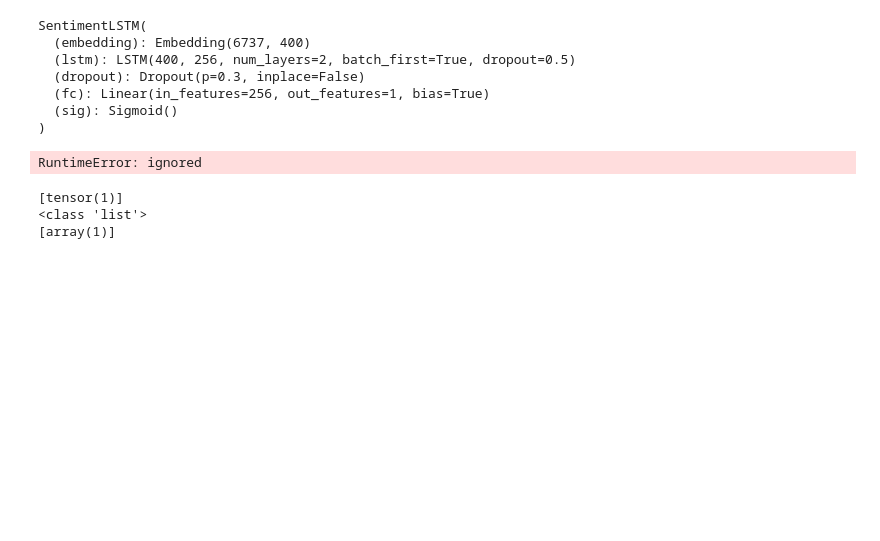
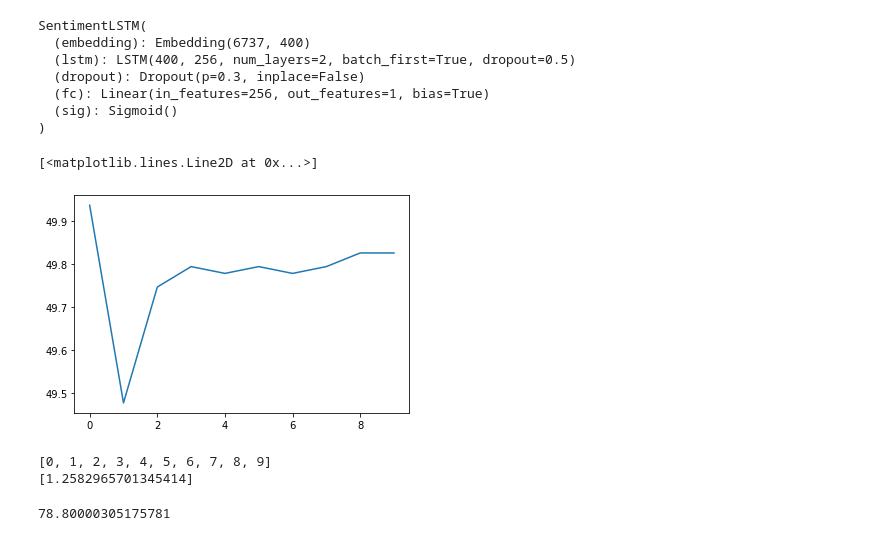
Before and after one commit to arminsoltan/mohaymen, a Jupyter notebook: Phase05/Sentiment_Analysis.ipynb, the cells around one changed output. Cells and saved outputs as stored; diff of their text form; code cells hidden in the pictures; blank space fills up the shorter version.

```diff
--- a/Phase05/Sentiment_Analysis.ipynb
+++ b/Phase05/Sentiment_Analysis.ipynb
@@ -433,8 +433,12 @@ class SentimentLSTM(nn.Module):
   def init_hidden(self, batch_size):
     weight = next(self.parameters()).data
 
-    hidden = (weight.new(self.n_layers, batch_size, self.hidden_dim).zero_(),
-              weight.new(self.n_layers, batch_size, self.hidden_dim).zero_())
+    if TRAINING_ON_GPU:
+      hidden = (weight.new(self.n_layers, batch_size, self.hidden_dim).zero_().cuda(),
+                weight.new(self.n_layers, batch_size, self.hidden_dim).zero_().cuda())
+    else:
+      hidden = (weight.new(self.n_layers, batch_size, self.hidden_dim).zero_(),
+                weight.new(self.n_layers, batch_size, self.hidden_dim).zero_())
 
     return hidden
 # %%
@@ -551,21 +550,0 @@ for e in range(epochs):
-# %%
-import numpy as np
-print(val_acc)
-print(type(val_acc[0]))
-print(type(val_acc))
-print(val_acc.numpy())
-print(torch.cat(val_acc, len(val_acc)))
-print(val_acc[:].numpy()[:])
-# print(np.array(val_acc[0]))
-# %% [output]
-RuntimeError: ignored
-# %%
-a = [torch.tensor(1)]
-print(a)
-print(type(a))
-a = [b.numpy() for b in a]
-print(a)
-# %% [output]
-[tensor(1)]
-<class 'list'>
-[array(1)]
@@ -590,0 +551,43 @@ for inputs, labels in test_iterator:
+# %%
+import numpy as np
+import matplotlib.pyplot as plt
+
+accuracies = [val.item() for val in val_acc]
+indexes = [i for i in range(len(accuracies))]
+plt.plot(indexes, accuracies)
+# %% [output]
+[<matplotlib.lines.Line2D at 0x...>]
+[figure, added]
+# %%
+# plt.plot(indexes, val_losses)
+print(indexes)
+print(val_losses)
+# %% [output]
+[0, 1, 2, 3, 4, 5, 6, 7, 8, 9]
+[1.2582965701345414]
+# %%
+acc = 0
+val_loss = 0
+y_pred, y_true = list(), list()
+val_h = net.init_hidden(BATCH_SIZE)
+net.eval()
+for j, batch in enumerate(test_iterator):
+  val_h = tuple([each.data for each in val_h])
+
+  if TRAINING_ON_GPU:
+    input, label = batch.preprocessing.cuda(), batch.label_id.cuda()
+  else:
+    input, label = batch.preprocessing, batch.label_id
+    input = input.type(torch.LongTensor)
+
+  output, val_h = net(input, val_h)
+  val_loss += criterion(output.squeeze(), label.float()).item()
+  acc += cal_acc(output.squeeze(), label)
+
+  preds = torch.round(output.squeeze())
+  y_pred.append(preds)
+  y_true.append(label)
+acc = acc / len(test_iterator)
+print(acc.item())
+# %% [output]
+78.80000305175781
```
Also changed, not shown: parts of 6 cells of this notebook.
